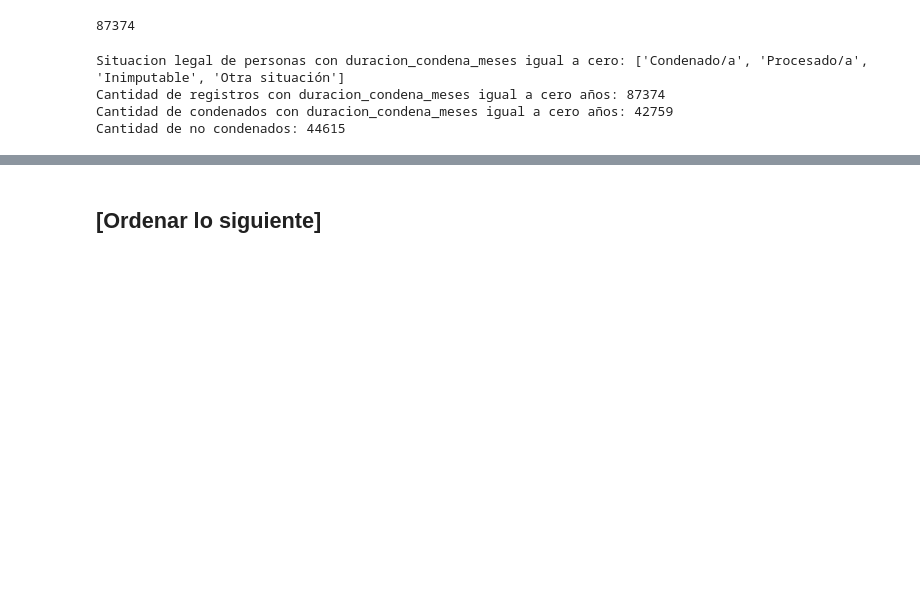
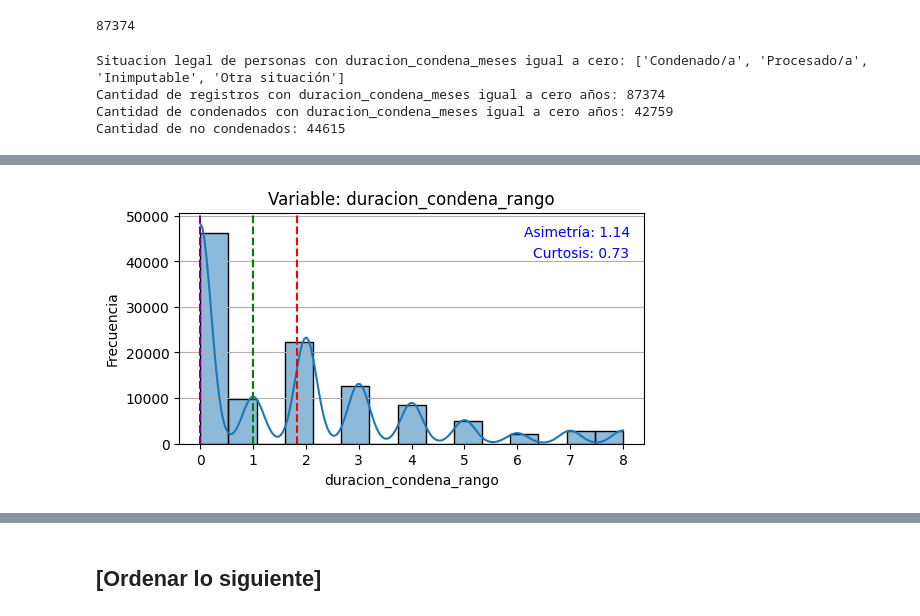
Before and after one commit to gasper-az/CEIA_Analisis_de_datos, a Jupyter notebook: trabajos_practicos/resolucion_tp_01/tp_01.ipynb, the cells around one changed output, grey strips where cells are left out. Drawn from its saved outputs; the diff is of its cells as text; code cells hidden in the pictures; blank space fills up the shorter version.

```diff
--- a/trabajos_practicos/resolucion_tp_01/tp_01.ipynb
+++ b/trabajos_practicos/resolucion_tp_01/tp_01.ipynb
@@ -1010,0 +1041,4 @@ Cantidad de no condenados: 44615
+# %%
+plot_histograma(df_sneep_no_ids_csv, 'duracion_condena_rango', mvd= False, snk=True)
+# %% [output]
+[figure, added]
```
Also changed, not shown: parts of 12 cells of this notebook.
